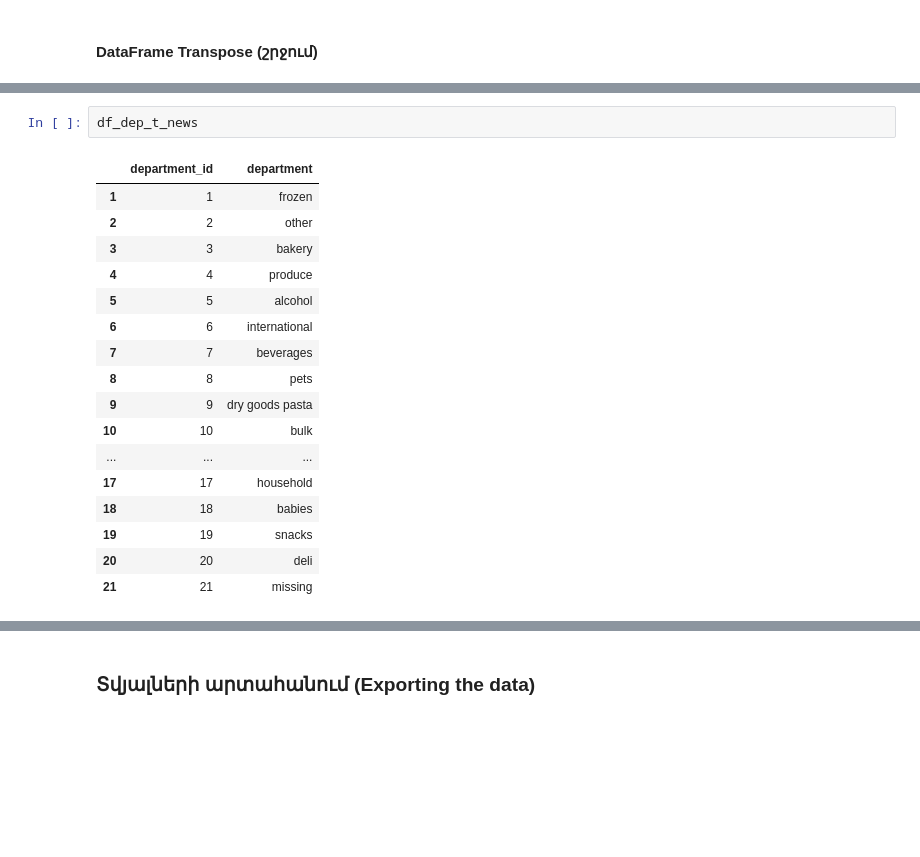
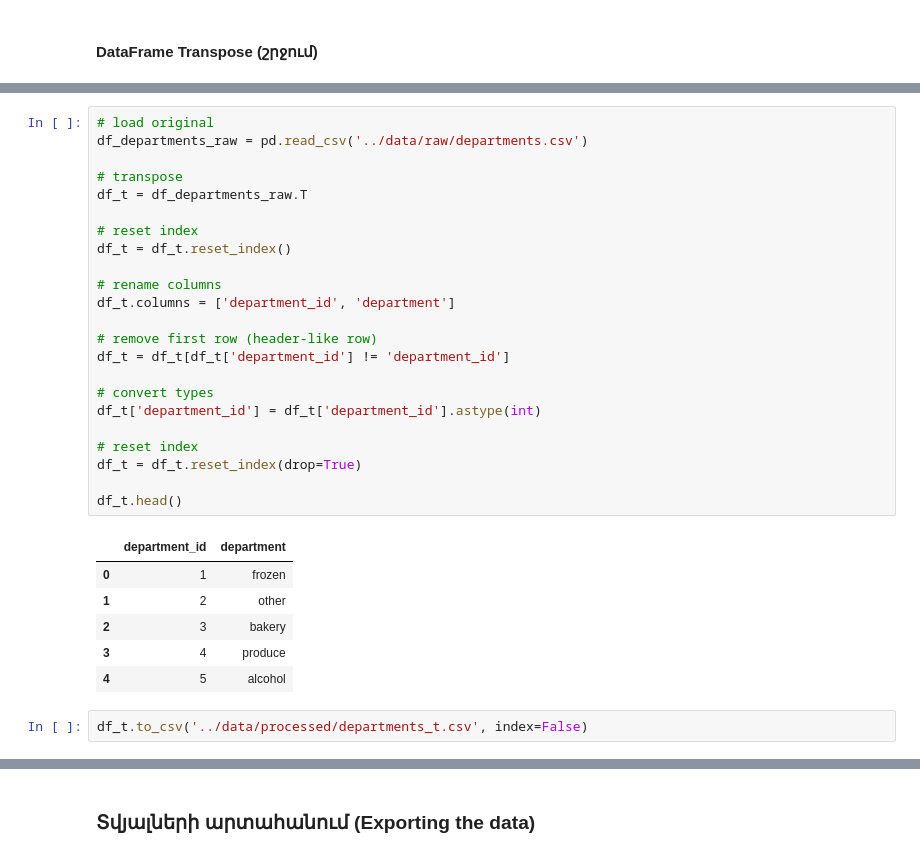
Before and after one commit to VahYavryan/data_analytics_with_phyton, a Jupyter notebook: notebooks/04_data_import.ipynb, the cells around one changed output, grey strips where cells are left out. Saved outputs shown, nothing was run; the diff lists cells and outputs as text; blank space fills up the shorter version.

```diff
--- a/notebooks/04_data_import.ipynb
+++ b/notebooks/04_data_import.ipynb
@@ -212,20 +204,32 @@ Name: 0, dtype: str
-# %%
-df_dep_t_news
-# %% [output]
-|  | department_id | department |
-| 1 | 1 | frozen |
-| 2 | 2 | other |
-| 3 | 3 | bakery |
-| 4 | 4 | produce |
-| 5 | 5 | alcohol |
-| 6 | 6 | international |
-| 7 | 7 | beverages |
-| 8 | 8 | pets |
-| 9 | 9 | dry goods pasta |
-| 10 | 10 | bulk |
-| ... | ... | ... |
-| 17 | 17 | household |
-| 18 | 18 | babies |
-| 19 | 19 | snacks |
-| 20 | 20 | deli |
-| 21 | 21 | missing |
+# %%
+# load original
+df_departments_raw = pd.read_csv('../data/raw/departments.csv')
+
+# transpose
+df_t = df_departments_raw.T
+
+# reset index
+df_t = df_t.reset_index()
+
+# rename columns
+df_t.columns = ['department_id', 'department']
+
+# remove first row (header-like row)
+df_t = df_t[df_t['department_id'] != 'department_id']
+
+# convert types
+df_t['department_id'] = df_t['department_id'].astype(int)
+
+# reset index
+df_t = df_t.reset_index(drop=True)
+
+df_t.head()
+# %% [output]
+|  | department_id | department |
+| 0 | 1 | frozen |
+| 1 | 2 | other |
+| 2 | 3 | bakery |
+| 3 | 4 | produce |
+| 4 | 5 | alcohol |
+# %%
+df_t.to_csv('../data/processed/departments_t.csv', index=False)
```
Also changed, not shown: parts of 11 cells of this notebook, 3 other files.
